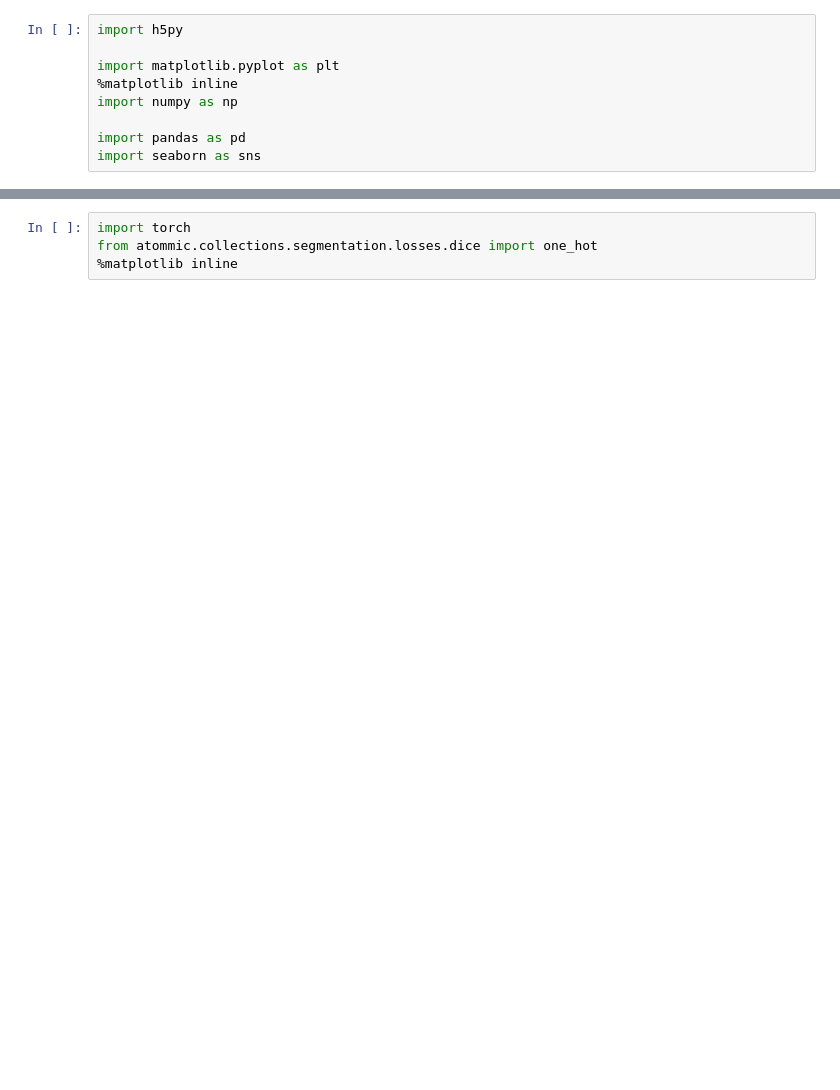
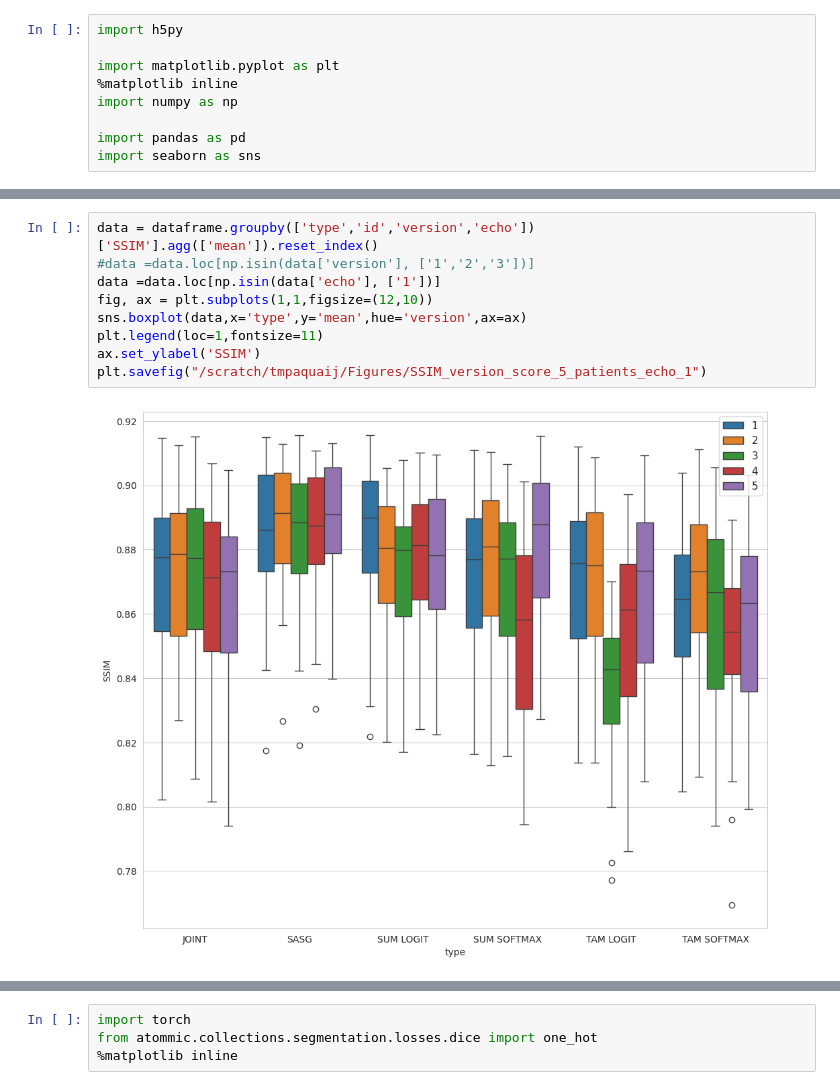
Before and after one commit to TimPaquaij/atommic, a Jupyter notebook: projects/MTL/rs/SKMTEA/Visualize_Uncertainty.ipynb, the cells around one changed output, grey strips where cells are left out. Saved outputs shown, nothing was run; the diff lists cells and outputs as text; blank space fills up the shorter version.

```diff
--- a/projects/MTL/rs/SKMTEA/Visualize_Uncertainty.ipynb
+++ b/projects/MTL/rs/SKMTEA/Visualize_Uncertainty.ipynb
@@ -384,0 +606,11 @@ TypeError: agg function failed [how->mean,dtype->object]
+# %%
+data = dataframe.groupby(['type','id','version','echo'])['SSIM'].agg(['mean']).reset_index()
+#data =data.loc[np.isin(data['version'], ['1','2','3'])]
+data =data.loc[np.isin(data['echo'], ['1'])]
+fig, ax = plt.subplots(1,1,figsize=(12,10))
+sns.boxplot(data,x='type',y='mean',hue='version',ax=ax)
+plt.legend(loc=1,fontsize=11)
+ax.set_ylabel('SSIM')
+plt.savefig("/scratch/tmpaquaij/Figures/SSIM_version_score_5_patients_echo_1")
+# %% [output]
+[figure, added]
```
Also changed, not shown: parts of 15 cells of this notebook, 15 other files.
